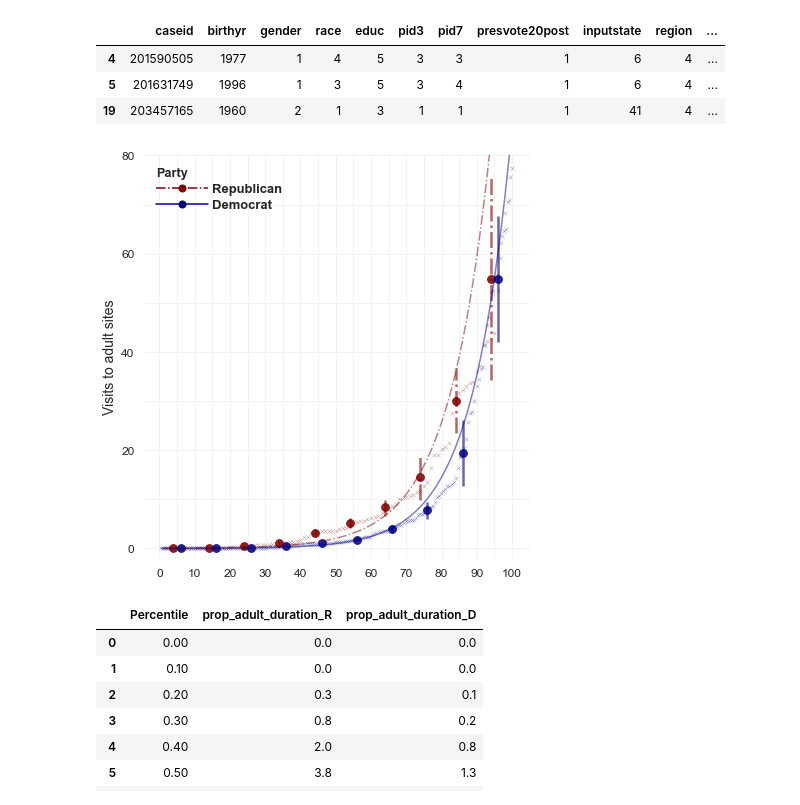
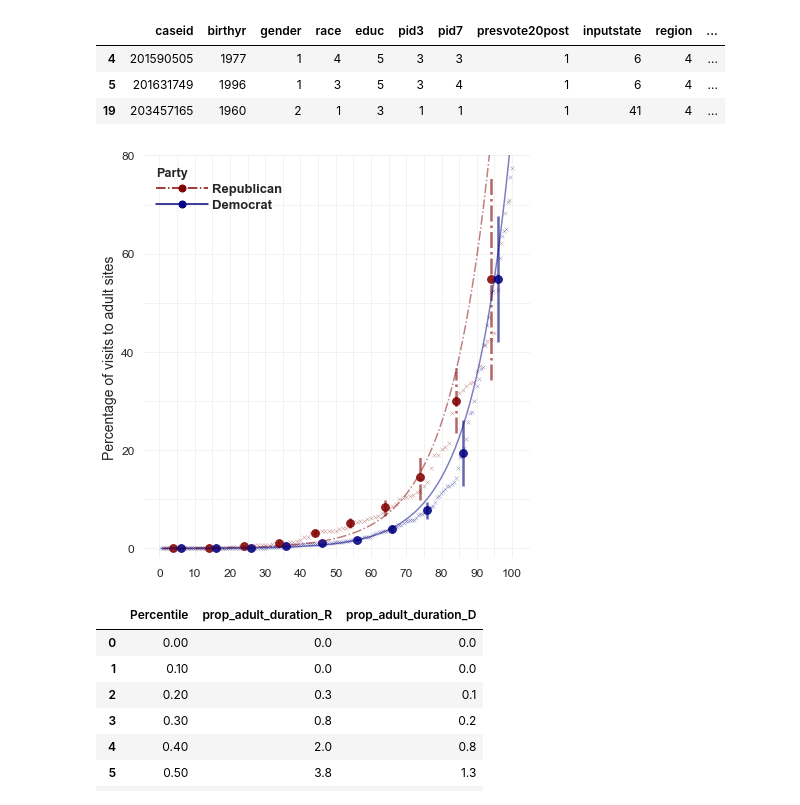
Before and after one commit to soodoku/adult, a Jupyter notebook: scripts/duration_on_adultsites.ipynb, the cells around one changed output. Saved outputs shown, nothing was run; the diff lists cells and outputs as text; code cells hidden in the pictures.

Commit message:
Update ms
fixing formatting. Changing proportion to percentages

```diff
--- a/scripts/duration_on_adultsites.ipynb
+++ b/scripts/duration_on_adultsites.ipynb
@@ -611,7 +611,7 @@ for party in ["R", "D"]:
 # Figure settings
 ax.set_xticks(range(0,110,10))
 ax.set_xlabel("")
-ax.set_ylabel("Visits to adult sites", size=14)
+ax.set_ylabel("Percentage of visits to adult sites", size=14)
 ax.tick_params(axis='both', which='major', labelsize=12)
 ax.set_yticks(range(0,90,20))
 ax.set_ylim(-2, 80)
@@ -622,34 +622,34 @@ ax.get_xaxis().set_minor_locator(ticker.AutoMinorLocator(2))
 ax.get_yaxis().set_minor_locator(ticker.AutoMinorLocator(2))
 ax.xaxis.grid(True, which="both", color=".95")
 ax.yaxis.grid(True, which="both", color=".95")
 
 # Custom Legend
 rep_hand = mlines.Line2D([], [],
                          color='maroon', marker='o', ls="-.",
                          markersize=7, label='Republican'
                         )
 dem_hand = mlines.Line2D([], [],
                          color='navy', marker='o', ls="-",
                          markersize=7, label='Democrat',
                         )
 custom_legend = plt.legend(
     handles=[rep_hand, dem_hand],
     handlelength=4,
     handletextpad=.3,
     labelspacing=.3,
     title="Party",
     frameon=False,
     prop={'weight':'bold', "size":13},
 #     title_fontproperties={'weight':'bold', 'size':14},
 )
 custom_legend._legend_box.align = "left"
 custom_legend.get_title().set_weight("bold")
 
 sns.despine(left=True,bottom=True)
 plt.tight_layout()
 save_mpl_fig(os.path.join(FIGSAVEDIR, "distribution_proportion_duration_on_adultsites_by_party"))
 # %% [output]
-[figure, old version]
+[figure, new version]
 # %%
 # (fold cell) Get table of percentiles
 ntiles = [.0,.1,.2,.3,.4,.5,.6,.7,.8,.9,.95,.96,.97,.98,.99,1]
```
Also changed, not shown: parts of 2 cells of this notebook, 15 other files.
